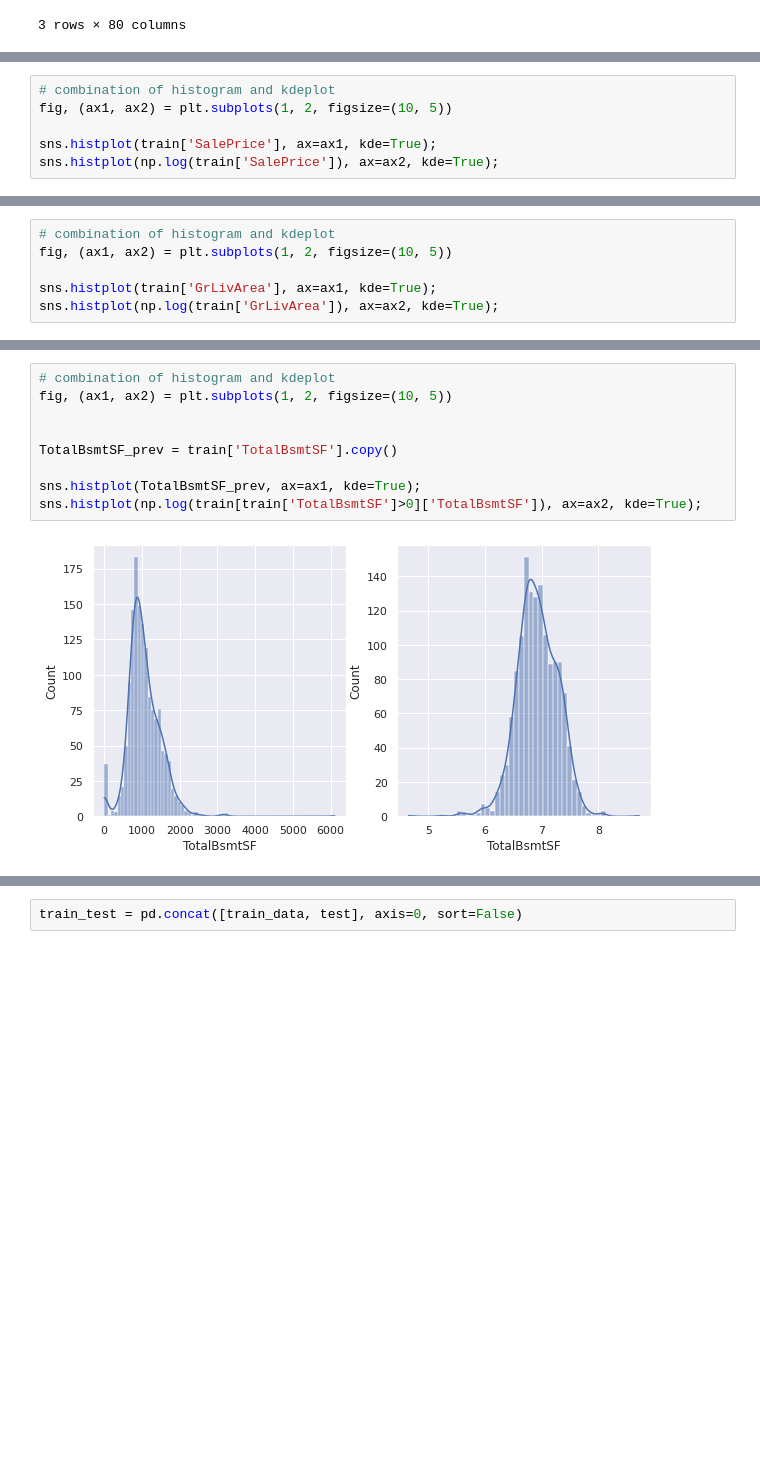
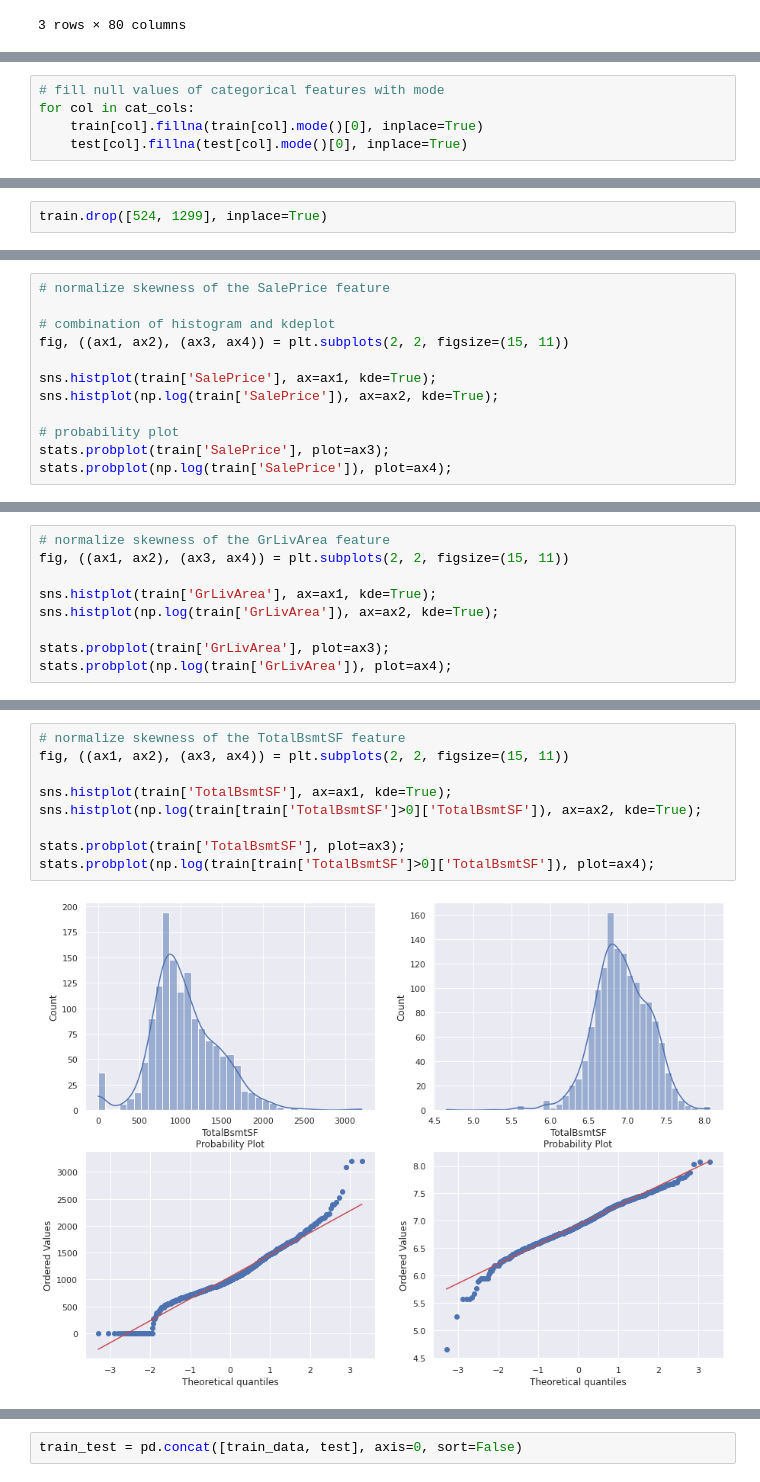
Before and after one commit to QazyBi/data-science-projects, a Jupyter notebook: house-prices/notebooks/eda.ipynb, the cells around one changed output, grey strips where cells are left out. Cells and saved outputs as stored; diff of their text form; blank space fills up the shorter version.

```diff
--- a/house-prices/notebooks/eda.ipynb
+++ b/house-prices/notebooks/eda.ipynb
@@ -124,0 +136,5 @@ train.head(3)
+# %%
+# fill null values of categorical features with mode
+for col in cat_cols:
+    train[col].fillna(train[col].mode()[0], inplace=True)
+    test[col].fillna(test[col].mode()[0], inplace=True)
@@ -124,0 +167,2 @@ train.head(3)
+# %%
+train.drop([524, 1299], inplace=True)
@@ -204,7 +302,13 @@ plt.show();
 # %%
+# normalize skewness of the SalePrice feature
+
 # combination of histogram and kdeplot
-fig, (ax1, ax2) = plt.subplots(1, 2, figsize=(10, 5))
+fig, ((ax1, ax2), (ax3, ax4)) = plt.subplots(2, 2, figsize=(15, 11))
 
 sns.histplot(train['SalePrice'], ax=ax1, kde=True);
 sns.histplot(np.log(train['SalePrice']), ax=ax2, kde=True);
+
+# probability plot
+stats.probplot(train['SalePrice'], plot=ax3);
+stats.probplot(np.log(train['SalePrice']), plot=ax4);
 # %% [output]
@@ -212,7 +316,10 @@ sns.histplot(np.log(train['SalePrice']), ax=ax2, kde=True);
 # %%
-# combination of histogram and kdeplot
-fig, (ax1, ax2) = plt.subplots(1, 2, figsize=(10, 5))
+# normalize skewness of the GrLivArea feature
+fig, ((ax1, ax2), (ax3, ax4)) = plt.subplots(2, 2, figsize=(15, 11))
 
 sns.histplot(train['GrLivArea'], ax=ax1, kde=True);
 sns.histplot(np.log(train['GrLivArea']), ax=ax2, kde=True);
+
+stats.probplot(train['GrLivArea'], plot=ax3);
+stats.probplot(np.log(train['GrLivArea']), plot=ax4);
 # %% [output]
@@ -220,11 +327,11 @@ sns.histplot(np.log(train['GrLivArea']), ax=ax2, kde=True);
 # %%
-# combination of histogram and kdeplot
-fig, (ax1, ax2) = plt.subplots(1, 2, figsize=(10, 5))
+# normalize skewness of the TotalBsmtSF feature
+fig, ((ax1, ax2), (ax3, ax4)) = plt.subplots(2, 2, figsize=(15, 11))
 
+sns.histplot(train['TotalBsmtSF'], ax=ax1, kde=True);
+sns.histplot(np.log(train[train['TotalBsmtSF']>0]['TotalBsmtSF']), ax=ax2, kde=True);
 
-TotalBsmtSF_prev = train['TotalBsmtSF'].copy()
-
-sns.histplot(TotalBsmtSF_prev, ax=ax1, kde=True);
-sns.histplot(np.log(train[train['TotalBsmtSF']>0]['TotalBsmtSF']), ax=ax2, kde=True);
+stats.probplot(train['TotalBsmtSF'], plot=ax3);
+stats.probplot(np.log(train[train['TotalBsmtSF']>0]['TotalBsmtSF']), plot=ax4);
 # %% [output]
-[figure, old version]
+[figure, new version]
```
Also changed, not shown: parts of 75 cells of this notebook, 12 other files.
